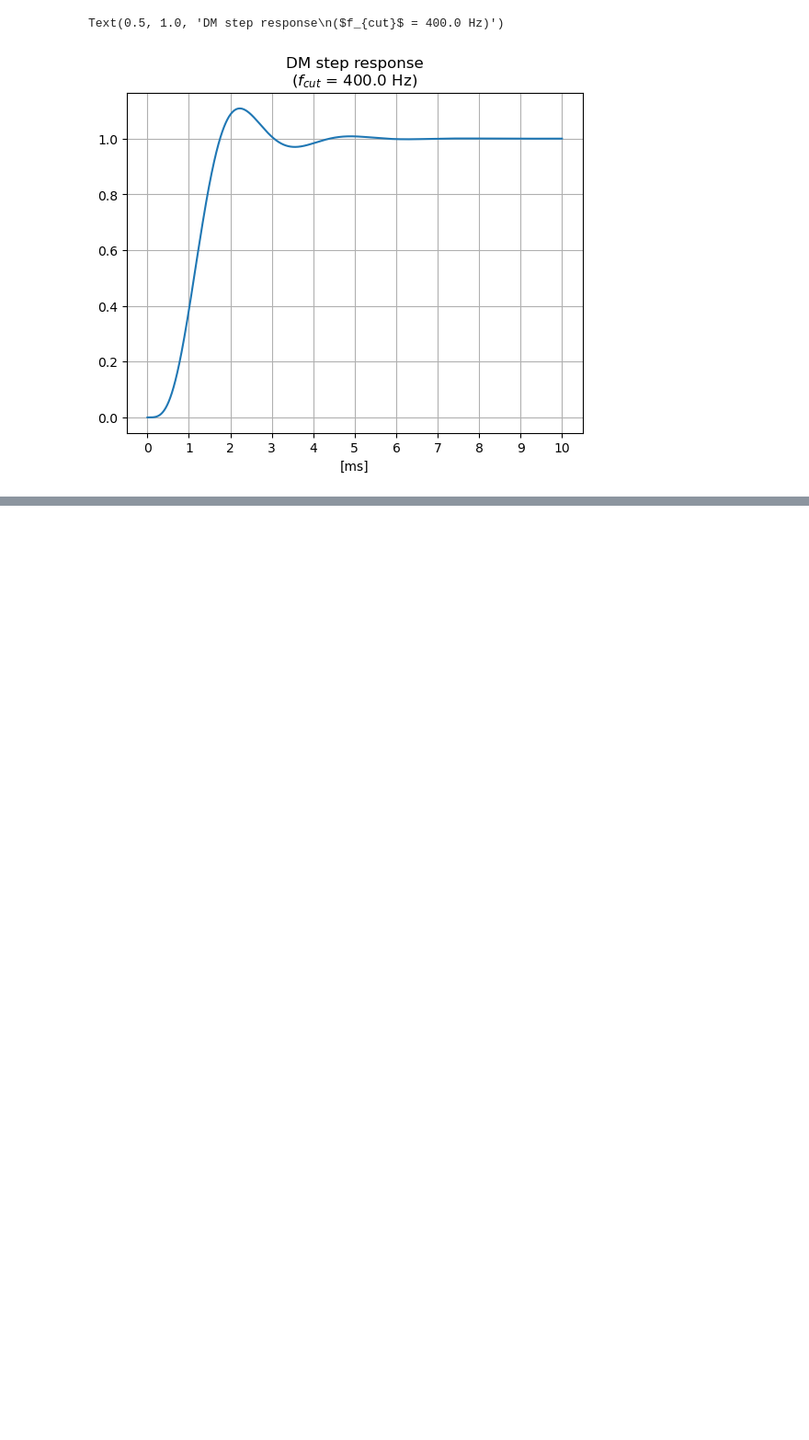
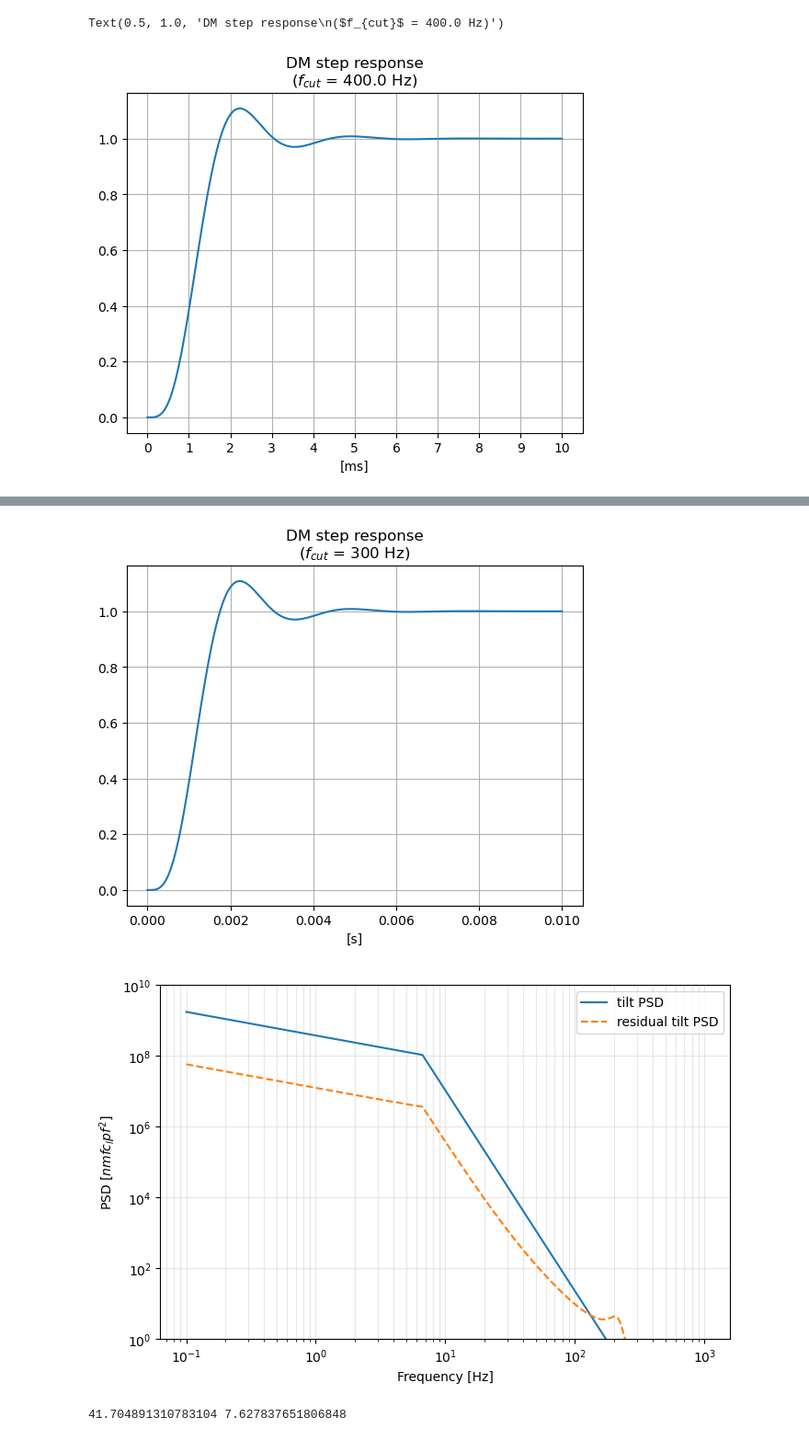
Before and after one commit to ArcetriAdaptiveOptics/SPECULA, a Jupyter notebook: config/SensorFusion/stability.ipynb, the cells around one changed output, grey strips where cells are left out. Shown at 92% size. Drawn from its saved outputs; the diff is of its cells as text; code cells hidden in the pictures; blank space fills up the shorter version.

```diff
--- a/config/SensorFusion/stability.ipynb
+++ b/config/SensorFusion/stability.ipynb
@@ -202,0 +119,44 @@ plt.show()
+# %%
+
+psd_tt, f_cut = get_zernike_spectra(freq_psd, n=1, V=20, r0=3e-2, D=1.8)
+psd_tt *= 1e+18
+
+dt = 1e-3
+T = np.arange(0, 10/dt) * dt
+nw_delay, dw_delay = controller.discrete_delay_tf(2)
+
+fc_lpf = 300
+lpf_obj = IirFilterData.lpf_from_fc(fc=fc_lpf, fs=1/dt, n_ord=2)
+lpf_num, lpf_den = lpf_obj.num[0], lpf_obj.den[0]
+nw_ttplant = np.convolve(nw_delay, lpf_num)
+dm_ttplant = np.convolve(dw_delay, lpf_den)
+
+tvec,step=dm_obj.step_response(dt=dt,T=T)
+
+plt.figure()
+plt.plot(tvec*dt,step)
+plt.xlabel('[s]')
+plt.grid()
+plt.title('DM step response\n'+r'($f_{cut}$ = '+f'{fc_lpf} Hz)')
+
+
+controller = IirFilterData.from_gain_and_ff(gain=[0.9], ff=[0.8])
+rtf_tt = controller.RTF(mode=0, fs=1/dt, freq=freq_psd, dm=dm_ttplant, nw=nw_ttplant, dw=1.0, plot=False)
+# rtf_tt = controller.RTF(mode=0, fs=100, freq=freq_psd, dm=1.0, nw=nw_delay, dw=dw_delay, plot=False)
+res_tt = psd_tt * rtf_tt**2
+
+plt.figure(figsize=(8,5))
+plt.loglog(freq_psd, psd_tt, label=f'tilt PSD')
+plt.loglog(freq_psd, res_tt, '--', label=f'residual tilt PSD')
+plt.xlabel('Frequency [Hz]')
+plt.ylabel(r'PSD $[nmfc_lpf^2]$')
+plt.grid(which='both', alpha=0.3)
+plt.ylim([1,1e+10])
+plt.legend()
+plt.show()
+
+print(np.sqrt(simps(psd_tt,freq_psd))/1000,np.sqrt(simps(res_tt,freq_psd))/1000)
+# %% [output]
+[figure, added]
+[figure, added]
+41.704891310783104 7.627837651806848
```
Also changed, not shown: parts of 12 cells of this notebook, 18 other files.
